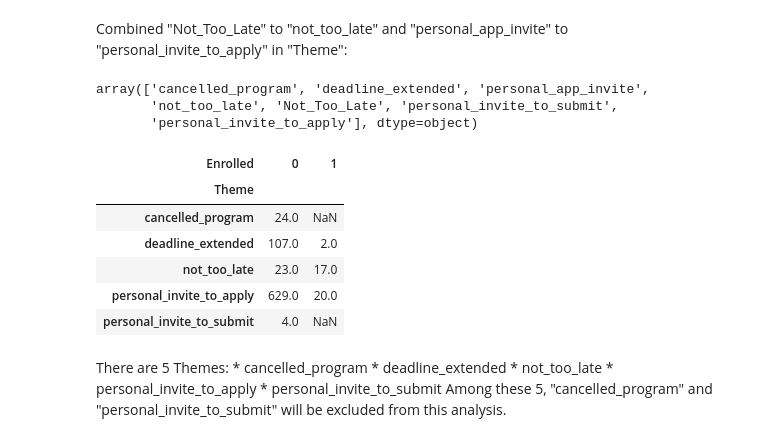
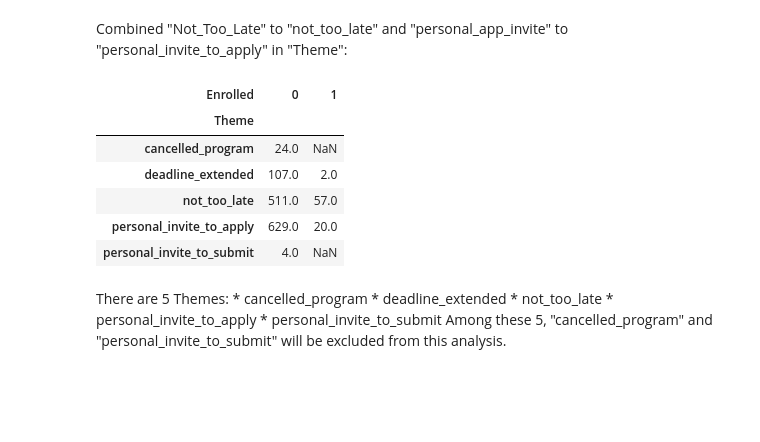
Before and after one commit to yidongli-u/udacity, a Jupyter notebook: ad-hoc-analysis/what_theme_of_emails_increase_conversion_rate_in_connect.ipynb, the cells around one changed output. Drawn from its saved outputs; the diff is of its cells as text; code cells hidden in the pictures; blank space fills up the shorter version.

```diff
--- a/ad-hoc-analysis/what_theme_of_emails_increase_conversion_rate_in_connect.ipynb
+++ b/ad-hoc-analysis/what_theme_of_emails_increase_conversion_rate_in_connect.ipynb
@@ -29,27 +28,22 @@ df.head()
 ### Answer question 1: Does theme of emails effect conversion rate?
 # %% [markdown]
 Combined "Not_Too_Late" to "not_too_late" and "personal_app_invite" to "personal_invite_to_apply" in "Theme":
-# %%
-df['Theme'].unique()
-# %% [output]
-array(['cancelled_program', 'deadline_extended', 'personal_app_invite',
-       'not_too_late', 'Not_Too_Late', 'personal_invite_to_submit',
-       'personal_invite_to_apply'], dtype=object)
 # %%
 df['Theme'] = df['Theme'].map({'Not_Too_Late':'not_too_late',
                                'personal_app_invite':'personal_invite_to_apply',
                                'cancelled_program':'cancelled_program',
+                               'not_too_late':'not_too_late',
                                'deadline_extended':'deadline_extended',
                                'personal_invite_to_apply':'personal_invite_to_apply',
                                'personal_invite_to_submit':'personal_invite_to_submit'
                               })
 df.groupby(['Theme','Enrolled'])['EmailAddress'].count().unstack(level=1)
 # %% [output]
 | Enrolled | 0 | 1 |
 | Theme |  |  |
 | cancelled_program | 24.0 | NaN |
 | deadline_extended | 107.0 | 2.0 |
-| not_too_late | 23.0 | 17.0 |
+| not_too_late | 511.0 | 57.0 |
 | personal_invite_to_apply | 629.0 | 20.0 |
 | personal_invite_to_submit | 4.0 | NaN |
 # %% [markdown]
```
Also changed, not shown: parts of 30 cells of this notebook.
